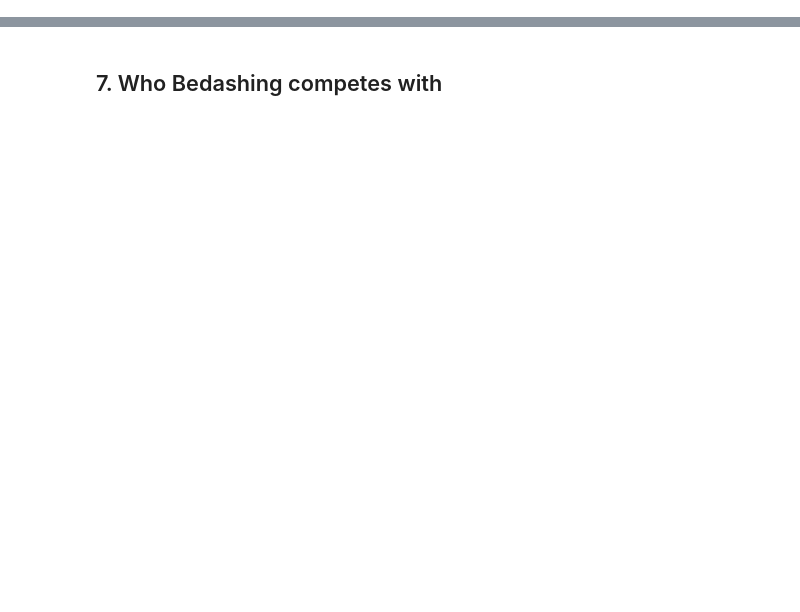
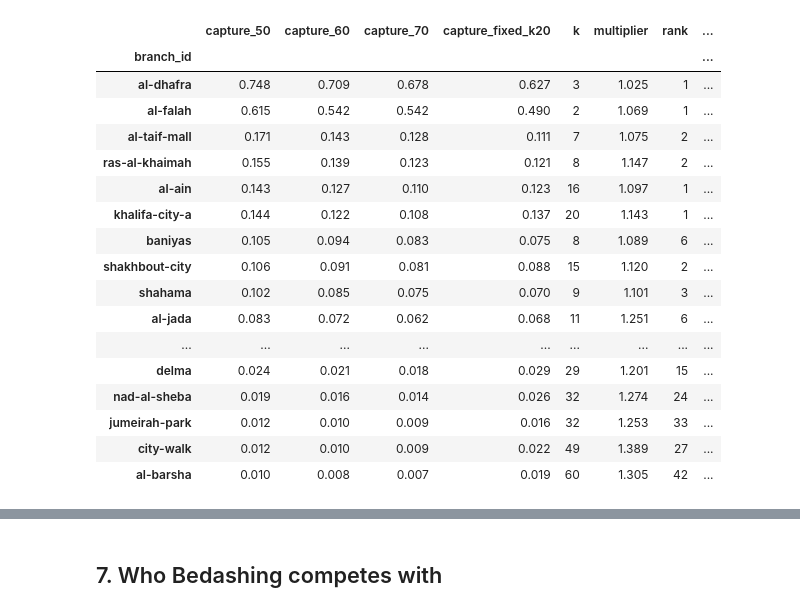
Before and after one commit to thenomadlad/2pz-ai-case-study, a Jupyter notebook: notebooks/competitors.ipynb, the cells around one changed output, grey strips where cells are left out. Drawn from its saved outputs; the diff is of its cells as text; code cells hidden in the pictures; blank space fills up the shorter version.

```diff
--- a/notebooks/competitors.ipynb
+++ b/notebooks/competitors.ipynb
@@ -210 +201,44 @@ t.sort_values(f"capture_k{K['medium']}", ascending=False)[
+# %%
+rows = []
+for b, row in branches.iterrows():
+    m = recall_multiplier(sat.loc[b, "full_share"], RECALL)
+    out = {"branch_id": b, "emirate": row.emirate, "reviews": row.review_count, "multiplier": m}
+    for lvl, c in COV.items():
+        out[f"capture_{int(c * 100)}"], k = capture_by_coverage(row.review_count, premium.get(b, []), c, m)
+        if lvl == "medium":
+            out["k"] = k
+            subs = premium.get(b, [])[:k]
+            out["rank"] = 1 + sum(s["review_count"] > row.review_count for s in subs)
+            out["bedashing_in_set"] = sum(bool(s.get("is_bedashing")) for s in subs)
+    out["capture_fixed_k20"] = capture(row.review_count, premium.get(b, [])[:20])
+    rows.append(out)
+t = pd.DataFrame(rows).set_index("branch_id")
+MID = f"capture_{int(COV['medium'] * 100)}"
+t["thin_premium_market"] = [len(premium.get(b, [])) < 10 for b in t.index]   # capture is a share of a tiny pool
+t["women_catchment"] = women.reindex(t.index).fillna(0)
+t["est_customers"] = t[MID] * t.women_catchment
+t["headroom"] = t.women_catchment - t.est_customers
+t.loc[list(EXCLUDE), ["est_customers", "headroom"]] = np.nan
+cols = [f"capture_{int(c * 100)}" for c in COV.values()] + ["capture_fixed_k20", "k", "multiplier", "rank",
+        "bedashing_in_set", "women_catchment", "est_customers", "headroom", "thin_premium_market", "emirate"]
+t.sort_values(MID, ascending=False)[cols].round(3)
+# %% [output]
+|  | capture_50 | capture_60 | capture_70 | capture_fixed_k20 | k | multiplier | rank | ... |
+| branch_id |  |  |  |  |  |  |  | ... |
+| al-dhafra | 0.748 | 0.709 | 0.678 | 0.627 | 3 | 1.025 | 1 | ... |
+| al-falah | 0.615 | 0.542 | 0.542 | 0.490 | 2 | 1.069 | 1 | ... |
+| al-taif-mall | 0.171 | 0.143 | 0.128 | 0.111 | 7 | 1.075 | 2 | ... |
+| ras-al-khaimah | 0.155 | 0.139 | 0.123 | 0.121 | 8 | 1.147 | 2 | ... |
+| al-ain | 0.143 | 0.127 | 0.110 | 0.123 | 16 | 1.097 | 1 | ... |
+| khalifa-city-a | 0.144 | 0.122 | 0.108 | 0.137 | 20 | 1.143 | 1 | ... |
+| baniyas | 0.105 | 0.094 | 0.083 | 0.075 | 8 | 1.089 | 6 | ... |
+| shakhbout-city | 0.106 | 0.091 | 0.081 | 0.088 | 15 | 1.120 | 2 | ... |
+| shahama | 0.102 | 0.085 | 0.075 | 0.070 | 9 | 1.101 | 3 | ... |
+| al-jada | 0.083 | 0.072 | 0.062 | 0.068 | 11 | 1.251 | 6 | ... |
+| ... | ... | ... | ... | ... | ... | ... | ... | ... |
+| delma | 0.024 | 0.021 | 0.018 | 0.029 | 29 | 1.201 | 15 | ... |
+| nad-al-sheba | 0.019 | 0.016 | 0.014 | 0.026 | 32 | 1.274 | 24 | ... |
+| jumeirah-park | 0.012 | 0.010 | 0.009 | 0.016 | 32 | 1.253 | 33 | ... |
+| city-walk | 0.012 | 0.010 | 0.009 | 0.022 | 49 | 1.389 | 27 | ... |
+| al-barsha | 0.010 | 0.008 | 0.007 | 0.019 | 60 | 1.305 | 42 | ... |
 # %%
```
Also changed, not shown: parts of 21 cells of this notebook, 12 other files.
